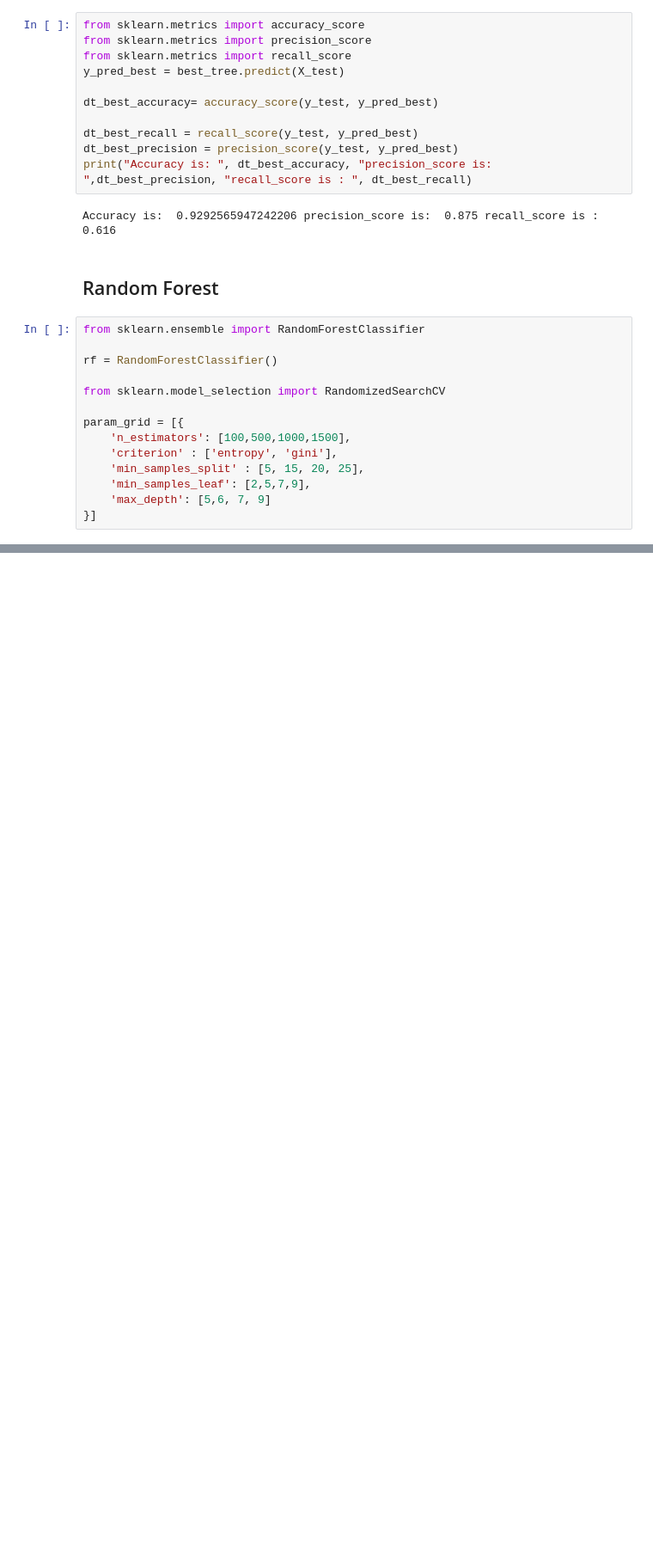
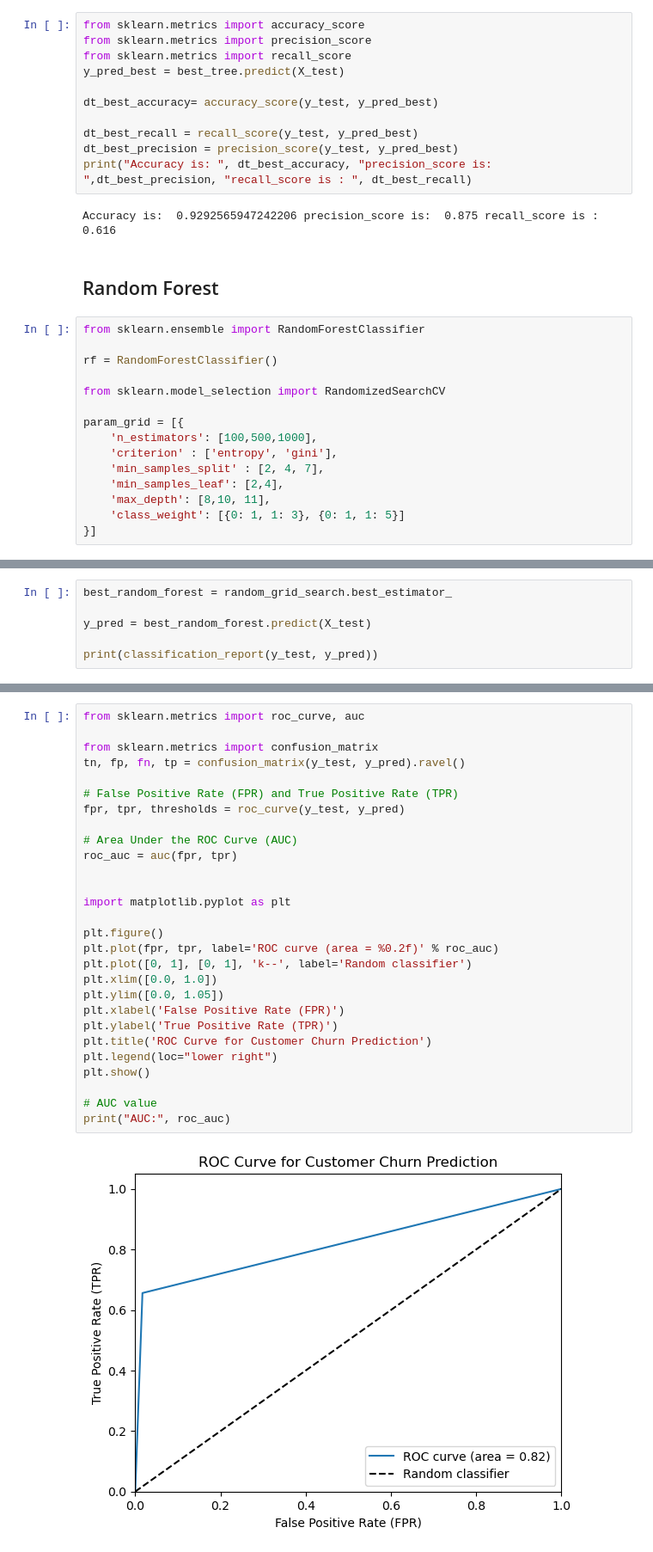
Before and after one commit to njerinjuguna/Customer-Churn, a Jupyter notebook: index.ipynb, the cells around one changed output, grey strips where cells are left out. Shown: that part at 86% size. Cells and saved outputs as stored; diff of their text form; blank space fills up the shorter version.

Commit message:
Random forest evaluation

```diff
--- a/index.ipynb
+++ b/index.ipynb
@@ -737,10 +737,11 @@ rf = RandomForestClassifier()
 from sklearn.model_selection import RandomizedSearchCV
 
 param_grid = [{
-    'n_estimators': [100,500,1000,1500],
+    'n_estimators': [100,500,1000],
     'criterion' : ['entropy', 'gini'],
-    'min_samples_split' : [5, 15, 20, 25],
-    'min_samples_leaf': [2,5,7,9],
-    'max_depth': [5,6, 7, 9]
+    'min_samples_split' : [2, 4, 7],
+    'min_samples_leaf': [2,4],
+    'max_depth': [8,10, 11],
+    'class_weight': [{0: 1, 1: 3}, {0: 1, 1: 5}]
 }]
 # %%
@@ -776,0 +781,6 @@ random_grid_search.best_params_
+# %%
+best_random_forest = random_grid_search.best_estimator_
+
+y_pred = best_random_forest.predict(X_test)
+
+print(classification_report(y_test, y_pred))
@@ -776,0 +796,30 @@ random_grid_search.best_params_
+# %%
+from sklearn.metrics import roc_curve, auc
+
+from sklearn.metrics import confusion_matrix
+tn, fp, fn, tp = confusion_matrix(y_test, y_pred).ravel()
+
+# False Positive Rate (FPR) and True Positive Rate (TPR)
+fpr, tpr, thresholds = roc_curve(y_test, y_pred)
+
+# Area Under the ROC Curve (AUC)
+roc_auc = auc(fpr, tpr)
+
+
+import matplotlib.pyplot as plt
+
+plt.figure()
+plt.plot(fpr, tpr, label='ROC curve (area = %0.2f)' % roc_auc)
+plt.plot([0, 1], [0, 1], 'k--', label='Random classifier')
+plt.xlim([0.0, 1.0])
+plt.ylim([0.0, 1.05])
+plt.xlabel('False Positive Rate (FPR)')
+plt.ylabel('True Positive Rate (TPR)')
+plt.title('ROC Curve for Customer Churn Prediction')
+plt.legend(loc="lower right")
+plt.show()
+
+# AUC value
+print("AUC:", roc_auc)
+# %% [output]
+[figure, added]
```
Also changed, not shown: parts of 7 cells of this notebook.
